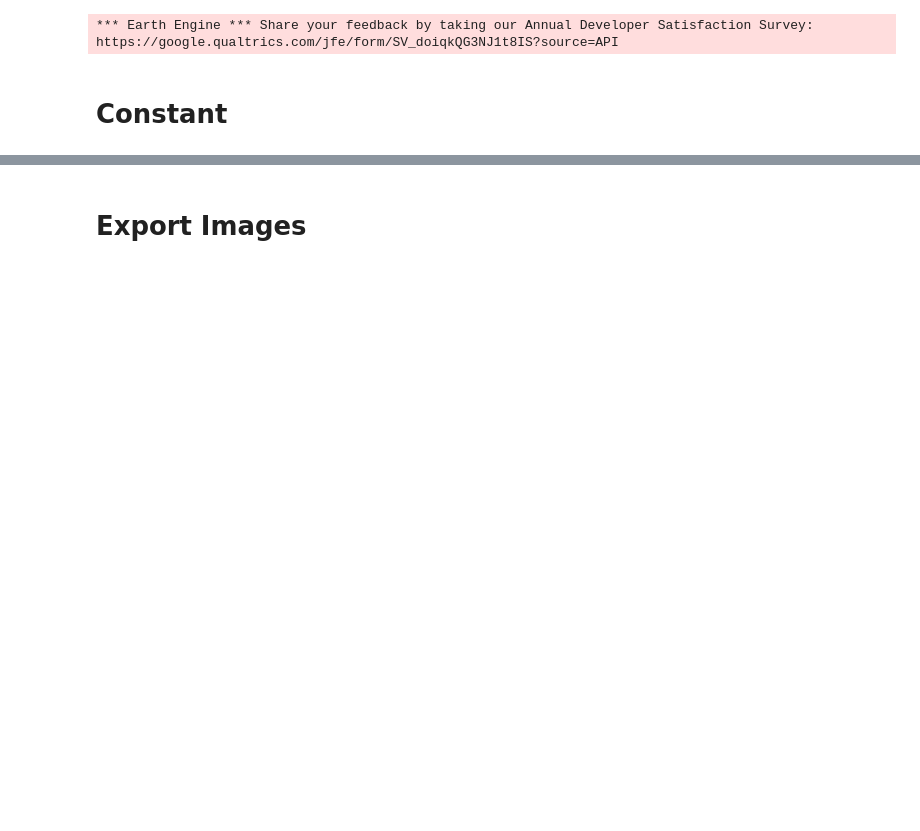
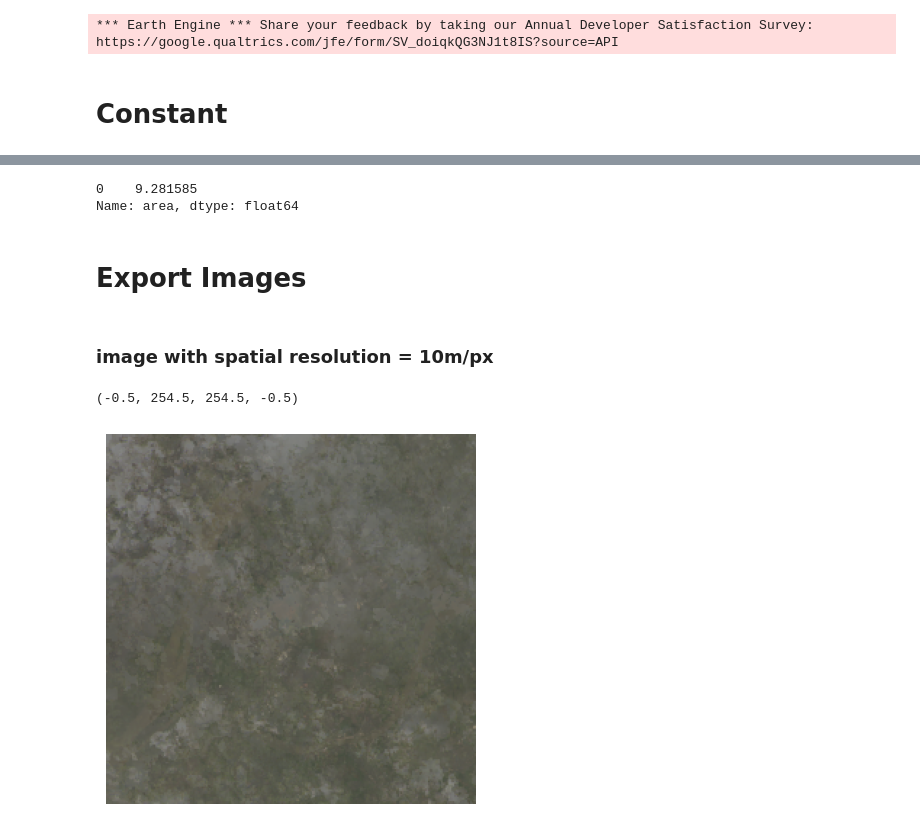
Before and after one commit to lhmtrinh/Remote-Sensing-Wealth-Index, a Jupyter notebook: extract_GPS_images/extract.ipynb, the cells around one changed output, grey strips where cells are left out. Saved outputs shown, nothing was run; the diff lists cells and outputs as text; code cells hidden in the pictures; blank space fills up the shorter version.

```diff
--- a/extract_GPS_images/extract.ipynb
+++ b/extract_GPS_images/extract.ipynb
@@ -49,3 +67,8 @@ df = pd.read_csv('../data/district_data.csv')
+# %%
+subset_df['area']/1000000
+# %% [output]
+0    9.281585
+Name: area, dtype: float64
 # %% [markdown]
 # Export Images
 # %%
@@ -99,3 +123,28 @@ tasks = export_images(df,'BaDinh',2016, DHS_EXPORT_FOLDER)
 # %%
 ee_utils.wait_on_tasks(tasks)
+# %% [markdown]
+### image with spatial resolution = 10m/px
+# %%
+train_dataset = tf.data.TFRecordDataset('../LongBien_2016.tfrecord (4).gz', compression_type='GZIP')
+
+parse_tfrecord_with_bands = partial(image_utils.parse_tfrecord, bands=MS_BANDS)
+
+parsed_dataset = train_dataset.map(parse_tfrecord_with_bands, num_parallel_calls=5)
+
+arr = np.zeros((255,255,3))
+
+blue = next(iter(parsed_dataset))['SR_B2']
+green = next(iter(parsed_dataset))['SR_B3']
+red = next(iter(parsed_dataset))['SR_B4']
+
+arr[:,:,0] = red
+arr[:,:,1] =  green
+arr[:,:,2] =  blue
+
+plt.imshow(arr)
+
+plt.axis('off')
+# %% [output]
+(-0.5, 254.5, 254.5, -0.5)
+[figure, added]
 # %%
```
Also changed, not shown: parts of 11 cells of this notebook, 2 other files.
